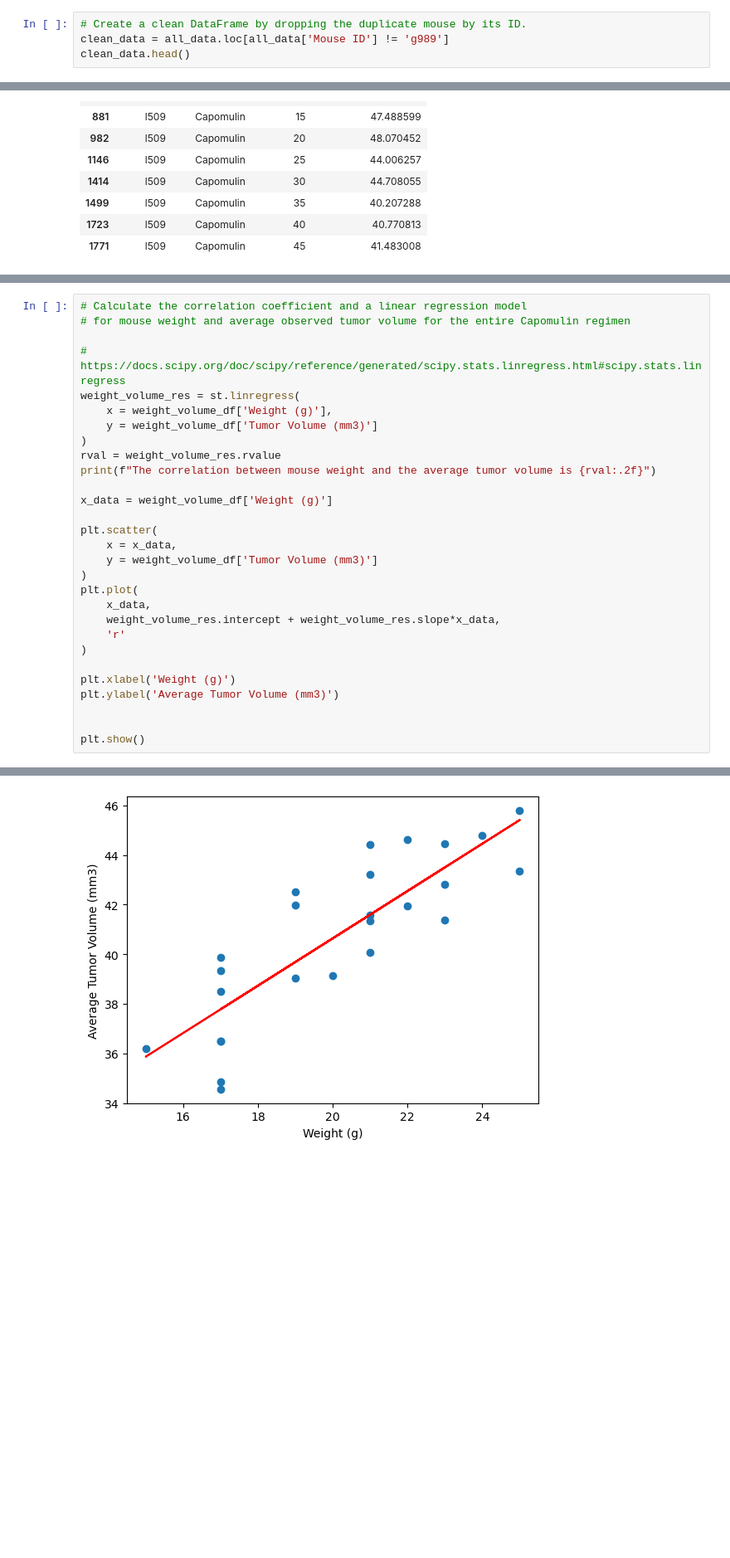
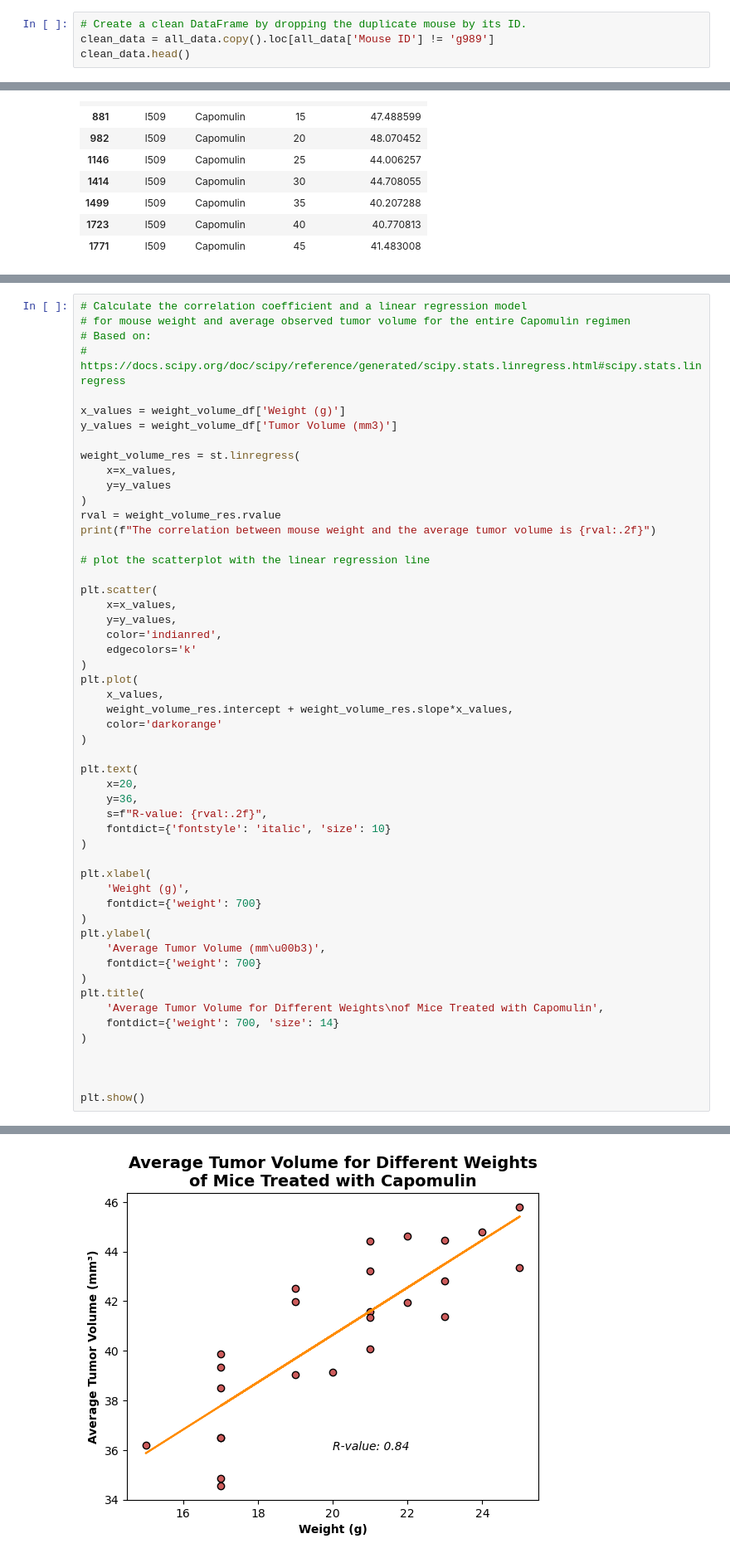
Before and after one commit to tsbarr/matplotlib-challenge, a Jupyter notebook: Pymaceuticals/pymaceuticals_analysis_tsbarr.ipynb, the cells around one changed output, grey strips where cells are left out. Shown at 83% size. Drawn from its saved outputs; the diff is of its cells as text; blank space fills up the shorter version.

```diff
--- a/Pymaceuticals/pymaceuticals_analysis_tsbarr.ipynb
+++ b/Pymaceuticals/pymaceuticals_analysis_tsbarr.ipynb
@@ -103,7 +137,7 @@ all_data.loc[all_data['Mouse ID'] == 'g989']
 | 1592 | g989 | 35 | 62.570880 | 2 | Propriva | Female | 21 | ... |
 # %%
 # Create a clean DataFrame by dropping the duplicate mouse by its ID.
-clean_data = all_data.loc[all_data['Mouse ID'] != 'g989']
+clean_data = all_data.copy().loc[all_data['Mouse ID'] != 'g989']
 clean_data.head()
 # %% [output]
 |  | Mouse ID | Timepoint | Tumor Volume (mm3) | Metastatic Sites | Drug Regimen | Sex | Age_months | ... |
@@ -412,32 +545,56 @@ plt.show()
 # %%
 # Calculate the correlation coefficient and a linear regression model
 # for mouse weight and average observed tumor volume for the entire Capomulin regimen
+# Based on:
+# https://docs.scipy.org/doc/scipy/reference/generated/scipy.stats.linregress.html#scipy.stats.linregress
 
-# https://docs.scipy.org/doc/scipy/reference/generated/scipy.stats.linregress.html#scipy.stats.linregress
+x_values = weight_volume_df['Weight (g)']
+y_values = weight_volume_df['Tumor Volume (mm3)']
+
 weight_volume_res = st.linregress(
-    x = weight_volume_df['Weight (g)'],
-    y = weight_volume_df['Tumor Volume (mm3)']
+    x=x_values,
+    y=y_values
 )
 rval = weight_volume_res.rvalue
 print(f"The correlation between mouse weight and the average tumor volume is {rval:.2f}")
 
-x_data = weight_volume_df['Weight (g)']
+# plot the scatterplot with the linear regression line
 
 plt.scatter(
-    x = x_data,
-    y = weight_volume_df['Tumor Volume (mm3)']
+    x=x_values,
+    y=y_values,
+    color='indianred',
+    edgecolors='k'
 )
 plt.plot(
-    x_data,
-    weight_volume_res.intercept + weight_volume_res.slope*x_data,
-    'r'
+    x_values,
+    weight_volume_res.intercept + weight_volume_res.slope*x_values,
+    color='darkorange'
 )
 
-plt.xlabel('Weight (g)')
-plt.ylabel('Average Tumor Volume (mm3)')
+plt.text(
+    x=20,
+    y=36,
+    s=f"R-value: {rval:.2f}",
+    fontdict={'fontstyle': 'italic', 'size': 10}
+)
+
+plt.xlabel(
+    'Weight (g)',
+    fontdict={'weight': 700}
+)
+plt.ylabel(
+    'Average Tumor Volume (mm\u00b3)',
+    fontdict={'weight': 700}
+)
+plt.title(
+    'Average Tumor Volume for Different Weights\nof Mice Treated with Capomulin',
+    fontdict={'weight': 700, 'size': 14}
+)
+
 
 
 plt.show()
 # %% [output]
 The correlation between mouse weight and the average tumor volume is 0.84
-[figure, old version]
+[figure, new version]
```
Also changed, not shown: parts of 36 cells of this notebook.
